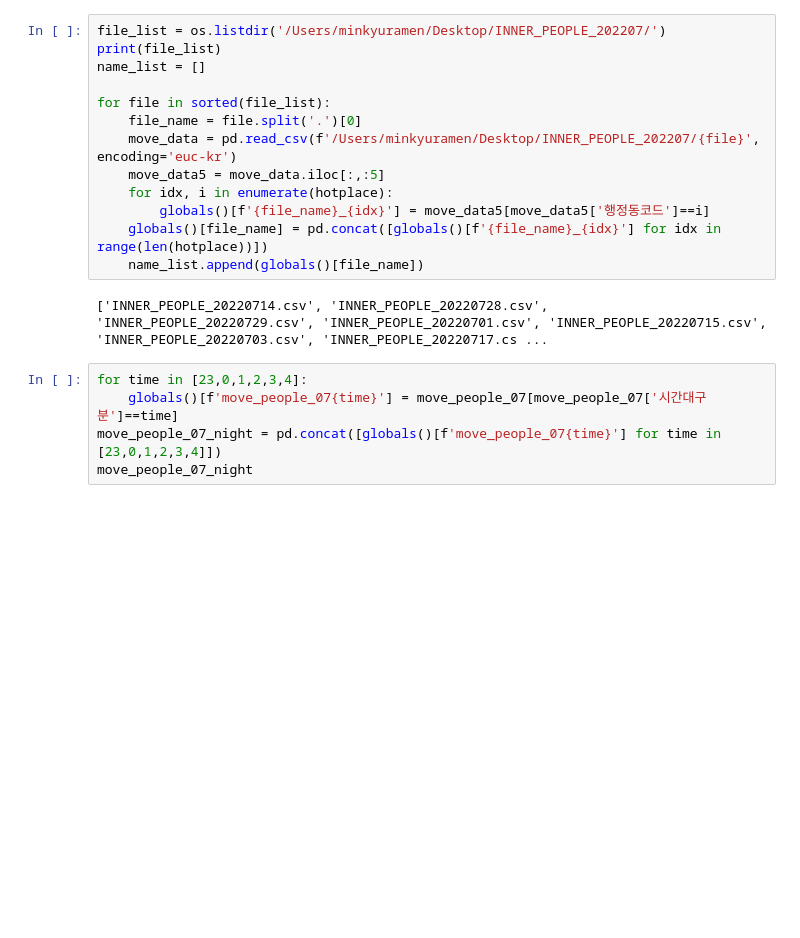
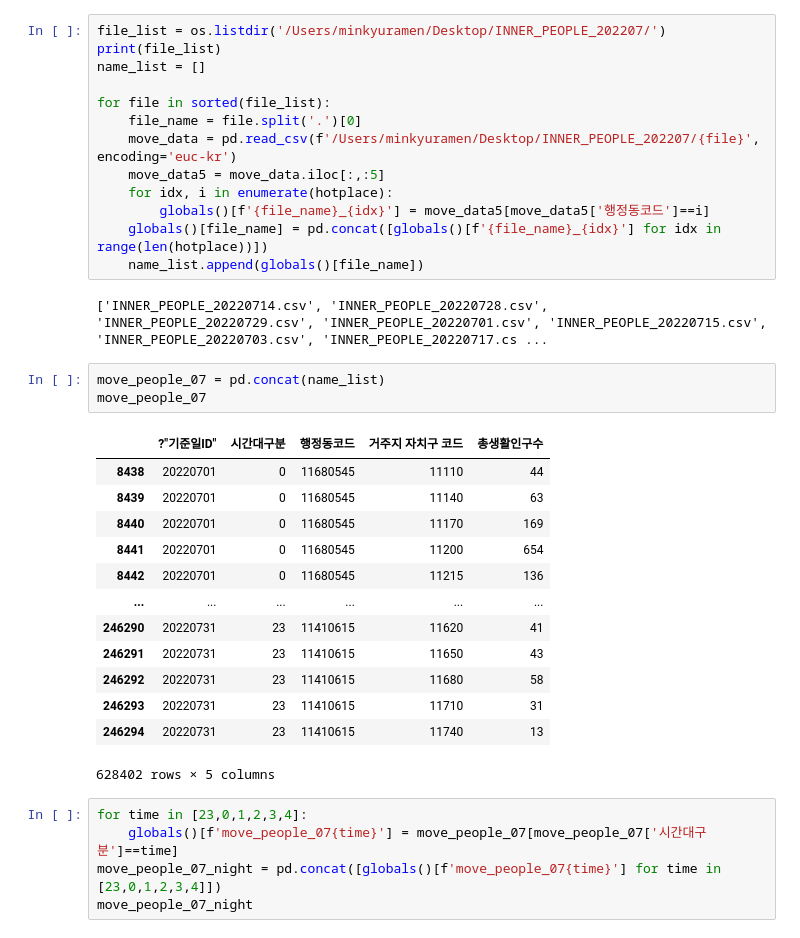
Before and after one commit to MinkyuRamen/WatermelonTheBest, a Jupyter notebook: predict_bus/predict_bus_code.ipynb, the cells around one changed output. Cells and saved outputs as stored; diff of their text form; blank space fills up the shorter version.

```diff
--- a/predict_bus/predict_bus_code.ipynb
+++ b/predict_bus/predict_bus_code.ipynb
@@ -112,6 +112,23 @@ for file in sorted(file_list):
     name_list.append(globals()[file_name])
 # %% [output]
 ['INNER_PEOPLE_20220714.csv', 'INNER_PEOPLE_20220728.csv', 'INNER_PEOPLE_20220729.csv', 'INNER_PEOPLE_20220701.csv', 'INNER_PEOPLE_20220715.csv', 'INNER_PEOPLE_20220703.csv', 'INNER_PEOPLE_20220717.cs ...
+# %%
+move_people_07 = pd.concat(name_list)
+move_people_07
+# %% [output]
+|  | ?"기준일ID" | 시간대구분 | 행정동코드 | 거주지 자치구 코드 | 총생활인구수 |
+| 8438 | 20220701 | 0 | 11680545 | 11110 | 44 |
+| 8439 | 20220701 | 0 | 11680545 | 11140 | 63 |
+| 8440 | 20220701 | 0 | 11680545 | 11170 | 169 |
+| 8441 | 20220701 | 0 | 11680545 | 11200 | 654 |
+| 8442 | 20220701 | 0 | 11680545 | 11215 | 136 |
+| ... | ... | ... | ... | ... | ... |
+| 246290 | 20220731 | 23 | 11410615 | 11620 | 41 |
+| 246291 | 20220731 | 23 | 11410615 | 11650 | 43 |
+| 246292 | 20220731 | 23 | 11410615 | 11680 | 58 |
+| 246293 | 20220731 | 23 | 11410615 | 11710 | 31 |
+| 246294 | 20220731 | 23 | 11410615 | 11740 | 13 |
+628402 rows × 5 columns
 # %%
 for time in [23,0,1,2,3,4]:
     globals()[f'move_people_07{time}'] = move_people_07[move_people_07['시간대구분']==time]
```
Also changed, not shown: parts of 13 cells of this notebook, 2 other files.
